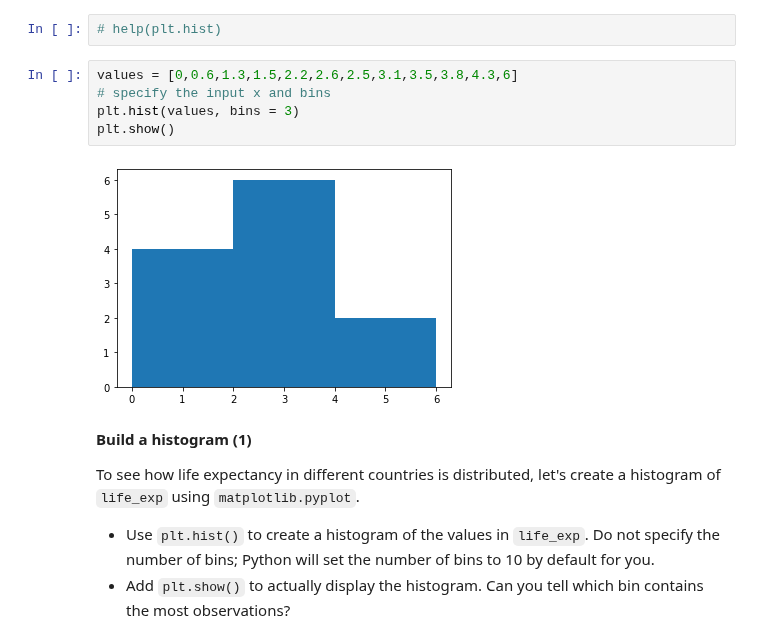
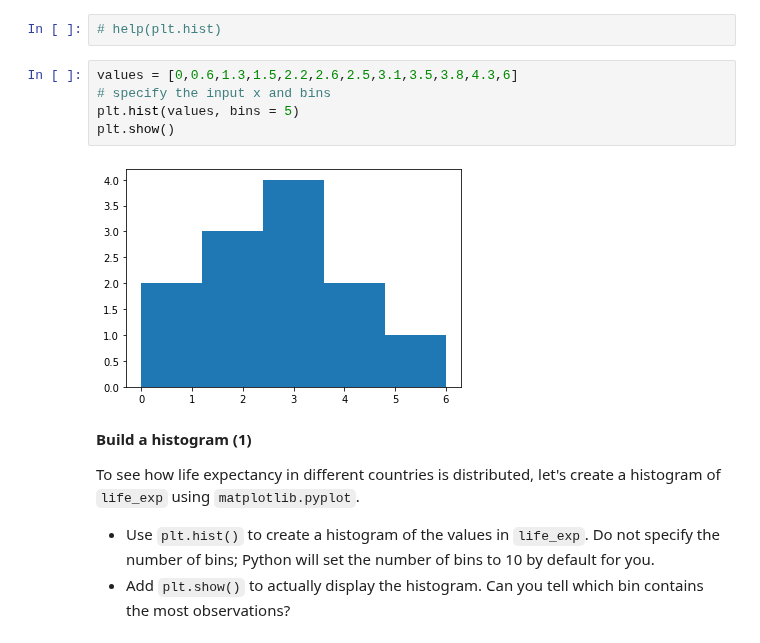
Before and after one commit to flyin01/dc, a Jupyter notebook: Intermediate_python.ipynb, the cells around one changed output. Cells and saved outputs as stored; diff of their text form.

```diff
--- a/Intermediate_python.ipynb
+++ b/Intermediate_python.ipynb
@@ -379,10 +379,10 @@ import matplotlib.pyplot as plt
 # %%
 values = [0,0.6,1.3,1.5,2.2,2.6,2.5,3.1,3.5,3.8,4.3,6]
 # specify the input x and bins
-plt.hist(values, bins = 3)
+plt.hist(values, bins = 5)
 plt.show()
 # %% [output]
-[figure, old version]
+[figure, new version]
 # %% [markdown]
 **Build a histogram (1)**
 
```
Also changed, not shown: parts of 4 cells of this notebook.
